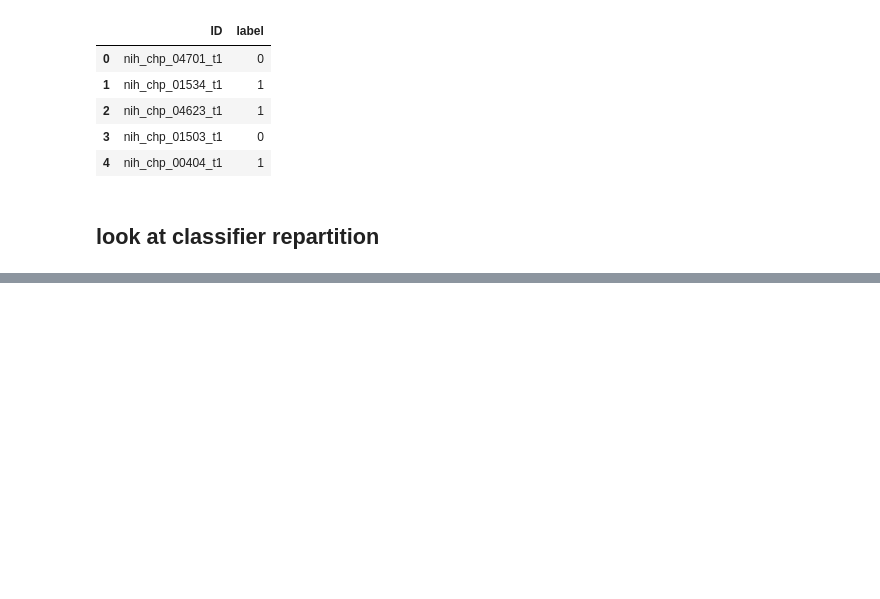
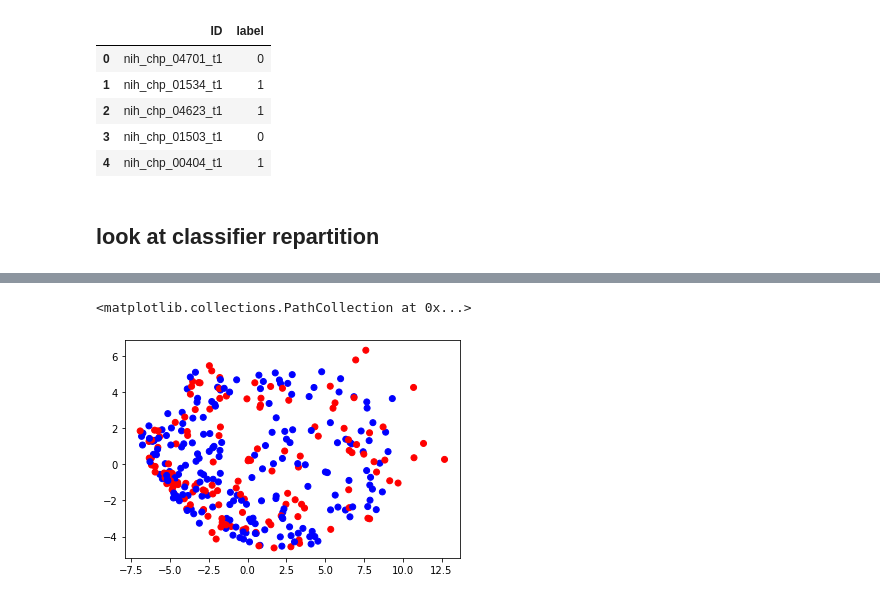
Before and after one commit to neurospin-projects/2023_agaudin_jchavas_folding_supervised, a Jupyter notebook: contrastive/notebooks/linear_classifier.ipynb, the cells around one changed output, grey strips where cells are left out. Saved outputs shown, nothing was run; the diff lists cells and outputs as text; code cells hidden in the pictures; blank space fills up the shorter version.

```diff
--- a/contrastive/notebooks/linear_classifier.ipynb
+++ b/contrastive/notebooks/linear_classifier.ipynb
@@ -566,0 +575,14 @@ plt.show()
+# %%
+# import embeddings
+dir_path = "/neurospin/dico/agaudin/Runs/02_explicabilite_humains_2022/Output/2022-06-02/16-55-07/ACCpatterns_embeddings/2022-06-03_09-21/"
+
+train_embeddings = pd.read_csv(dir_path+'train_embeddings.csv', index_col=0)
+val_embeddings = pd.read_csv(dir_path+'val_embeddings.csv', index_col=0)
+test_embeddings = pd.read_csv(dir_path+'test_embeddings.csv', index_col=0)
+
+# regroup them in one dataframe (discuss with Joël)
+embeddings = pd.concat([train_embeddings, val_embeddings, test_embeddings],
+                        axis=0, ignore_index=False)
+embeddings.sort_values(by='ID', inplace=True)
+
+embeddings
@@ -566,0 +604,6 @@ plt.show()
+# %%
+# import labels
+labels_path = "/neurospin/dico/data/bv_databases/human/partially_labeled/ACCpatterns/all.csv"
+labels = read_labels(labels_path, 'long_name', ["Right_PCS"])
+labels = pd.DataFrame(labels.values, columns=['ID', 'label'])
+labels.sort_values(by='ID', inplace=True, ignore_index=True)
@@ -566,0 +621,9 @@ plt.show()
+# %%
+pca = PCA(n_components=2)
+
+d2_embs = pca.fit_transform(embeddings.values)
+colors = ['blue', 'red']
+plt.scatter(d2_embs[:,0], d2_embs[:,1], c=labels.label, cmap=matplotlib.colors.ListedColormap(colors))
+# %% [output]
+<matplotlib.collections.PathCollection at 0x...>
+[figure, added]
```
Also changed, not shown: parts of 9 cells of this notebook, 4 other files.
